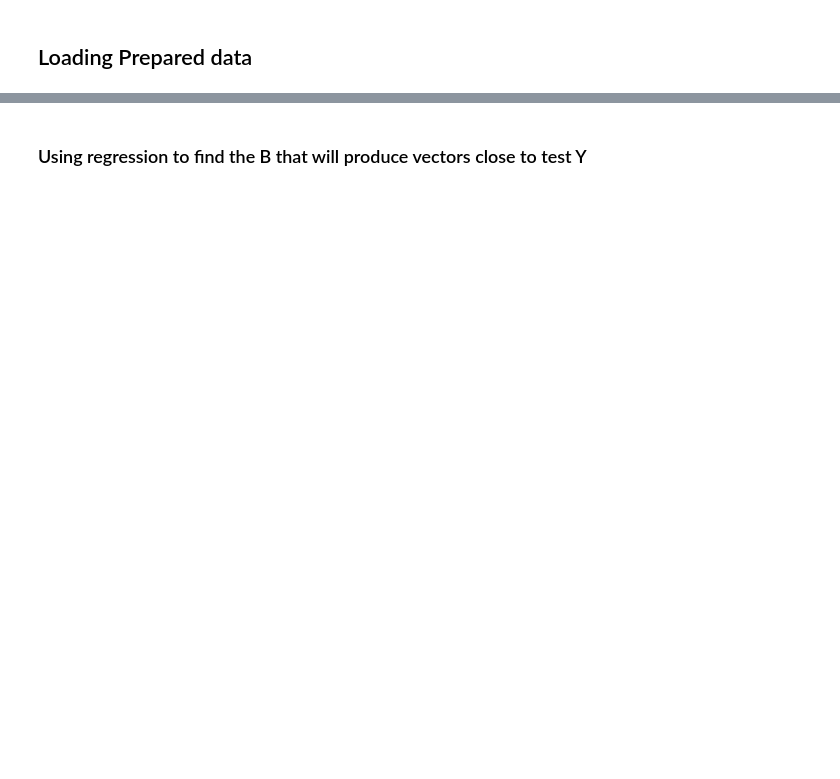
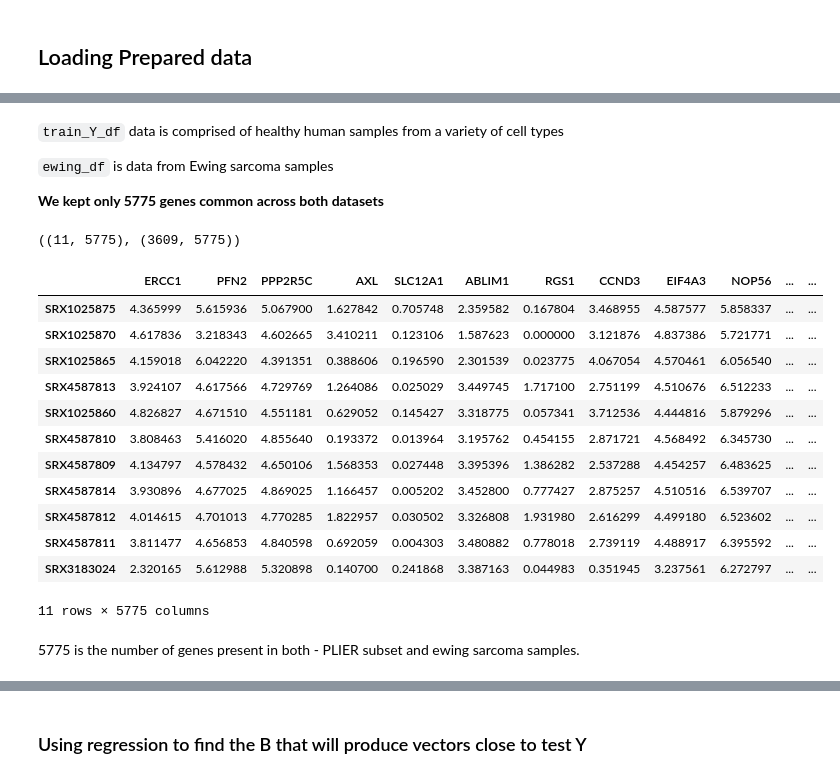
Before and after one commit to Bishop-Laboratory/autoPLIER-analysis, a Jupyter notebook: analysis/CellO_training_data_eda_Serhiy/Ewing Regression.ipynb, the cells around one changed output, grey strips where cells are left out. Drawn from its saved outputs; the diff is of its cells as text; code cells hidden in the pictures; blank space fills up the shorter version.

Commit message:
added markdown to Ewig data regression notebook

```diff
--- a/analysis/CellO_training_data_eda_Serhiy/Ewing Regression.ipynb
+++ b/analysis/CellO_training_data_eda_Serhiy/Ewing Regression.ipynb
@@ -12,3 +16,31 @@ data_dir = Path('../../data')
+# %% [markdown]
+`train_Y_df` data is comprised of healthy human samples from a variety of cell types
+
+`ewing_df` is data from Ewing sarcoma samples
+
+**We kept only 5775 genes common across both datasets**
 # %%
 ewing_df = pd.read_csv(data_dir / 'Ewing_cell_lines/Ewing_NT_cell_lines.csv', index_col=0)
 train_Y_df = pd.read_csv(data_dir / 'mat4-CellO_train-ewing_genes.csv', index_col=0)
+# %%
+ewing_df.shape, train_Y_df.shape
+# %% [output]
+((11, 5775), (3609, 5775))
+# %%
+ewing_df
+# %% [output]
+|  | ERCC1 | PFN2 | PPP2R5C | AXL | SLC12A1 | ABLIM1 | RGS1 | CCND3 | EIF4A3 | NOP56 | ... | ... |
+| SRX1025875 | 4.365999 | 5.615936 | 5.067900 | 1.627842 | 0.705748 | 2.359582 | 0.167804 | 3.468955 | 4.587577 | 5.858337 | ... | ... |
+| SRX1025870 | 4.617836 | 3.218343 | 4.602665 | 3.410211 | 0.123106 | 1.587623 | 0.000000 | 3.121876 | 4.837386 | 5.721771 | ... | ... |
+| SRX1025865 | 4.159018 | 6.042220 | 4.391351 | 0.388606 | 0.196590 | 2.301539 | 0.023775 | 4.067054 | 4.570461 | 6.056540 | ... | ... |
+| SRX4587813 | 3.924107 | 4.617566 | 4.729769 | 1.264086 | 0.025029 | 3.449745 | 1.717100 | 2.751199 | 4.510676 | 6.512233 | ... | ... |
+| SRX1025860 | 4.826827 | 4.671510 | 4.551181 | 0.629052 | 0.145427 | 3.318775 | 0.057341 | 3.712536 | 4.444816 | 5.879296 | ... | ... |
+| SRX4587810 | 3.808463 | 5.416020 | 4.855640 | 0.193372 | 0.013964 | 3.195762 | 0.454155 | 2.871721 | 4.568492 | 6.345730 | ... | ... |
+| SRX4587809 | 4.134797 | 4.578432 | 4.650106 | 1.568353 | 0.027448 | 3.395396 | 1.386282 | 2.537288 | 4.454257 | 6.483625 | ... | ... |
+| SRX4587814 | 3.930896 | 4.677025 | 4.869025 | 1.166457 | 0.005202 | 3.452800 | 0.777427 | 2.875257 | 4.510516 | 6.539707 | ... | ... |
+| SRX4587812 | 4.014615 | 4.701013 | 4.770285 | 1.822957 | 0.030502 | 3.326808 | 1.931980 | 2.616299 | 4.499180 | 6.523602 | ... | ... |
+| SRX4587811 | 3.811477 | 4.656853 | 4.840598 | 0.692059 | 0.004303 | 3.480882 | 0.778018 | 2.739119 | 4.488917 | 6.395592 | ... | ... |
+| SRX3183024 | 2.320165 | 5.612988 | 5.320898 | 0.140700 | 0.241868 | 3.387163 | 0.044983 | 0.351945 | 3.237561 | 6.272797 | ... | ... |
+11 rows × 5775 columns
+# %% [markdown]
+5775 is the number of genes present in both - PLIER subset and ewing sarcoma samples.
```
Also changed, not shown: parts of 15 cells of this notebook.
